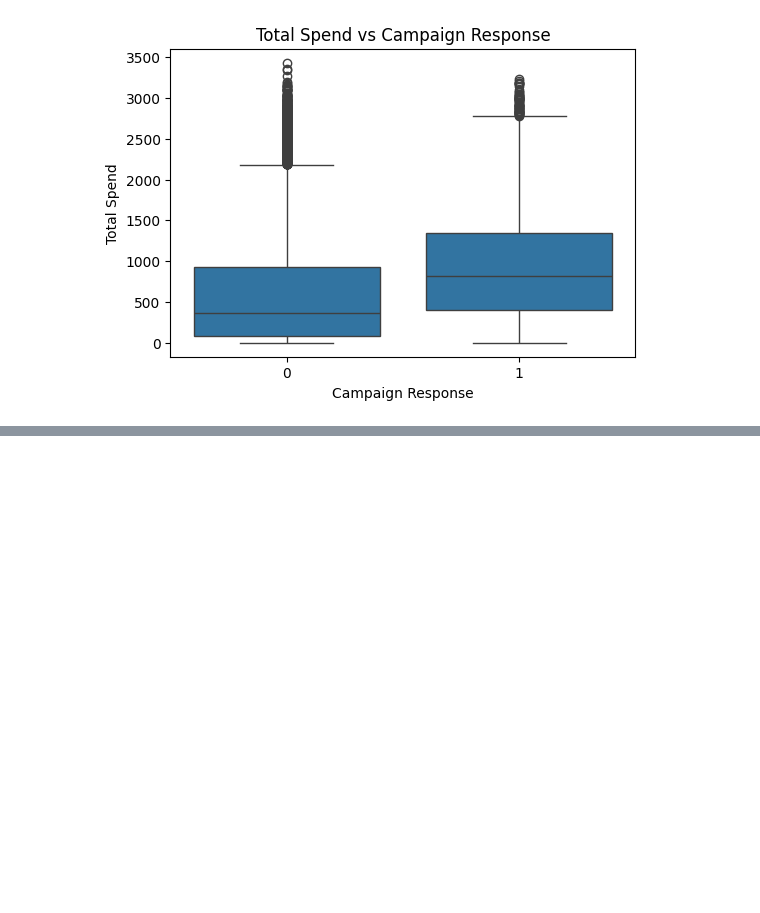
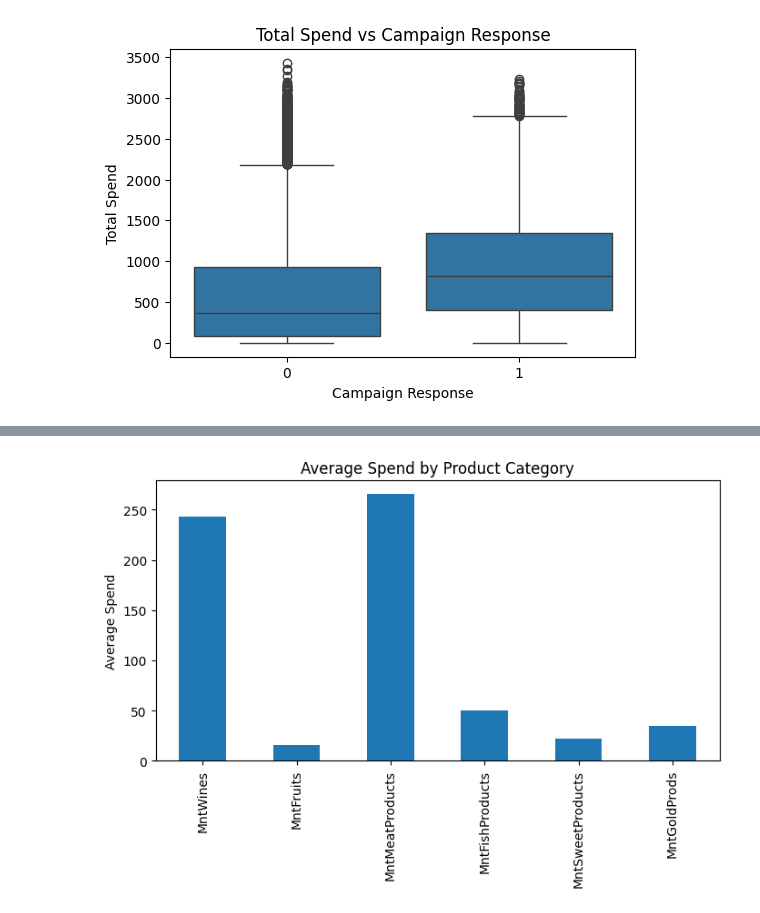
Before and after one commit to yuvan-karthick/Marketing_campaign_analysis, a Jupyter notebook: 02_eda.ipynb, the cells around one changed output, grey strips where cells are left out. Cells and saved outputs as stored; diff of their text form; code cells hidden in the pictures; blank space fills up the shorter version.

```diff
--- a/02_eda.ipynb
+++ b/02_eda.ipynb
@@ -62,0 +97,11 @@ plt.show()
+# %%
+product_means = df[[
+    'MntWines','MntFruits','MntMeatProducts',
+    'MntFishProducts','MntSweetProducts','MntGoldProds'
+]].mean()
+
+product_means.plot(kind='bar', figsize=(8,4), title="Average Spend by Product Category")
+plt.ylabel("Average Spend")
+plt.show()
+# %% [output]
+[figure, added]
```
Also changed, not shown: parts of 6 cells of this notebook, 6 other files.
